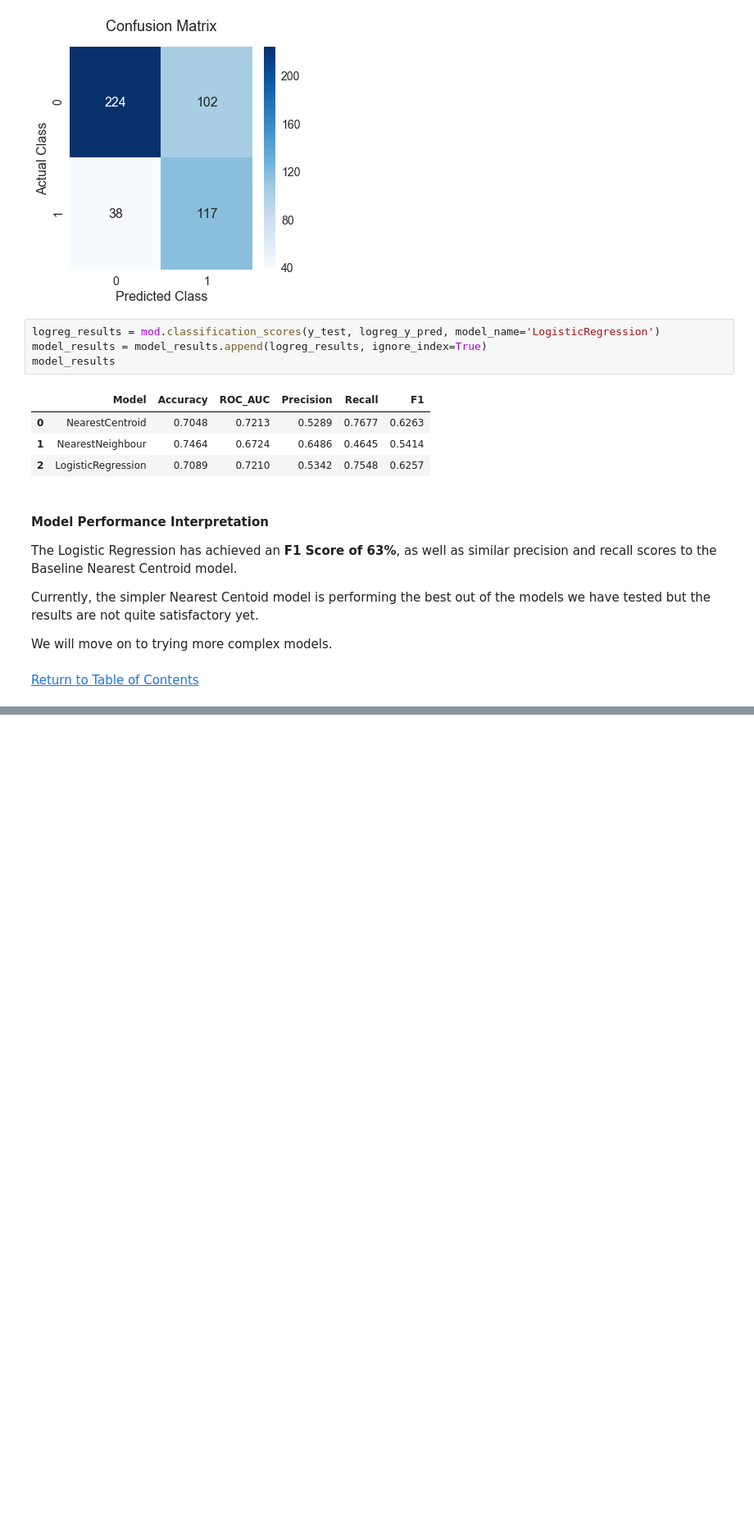
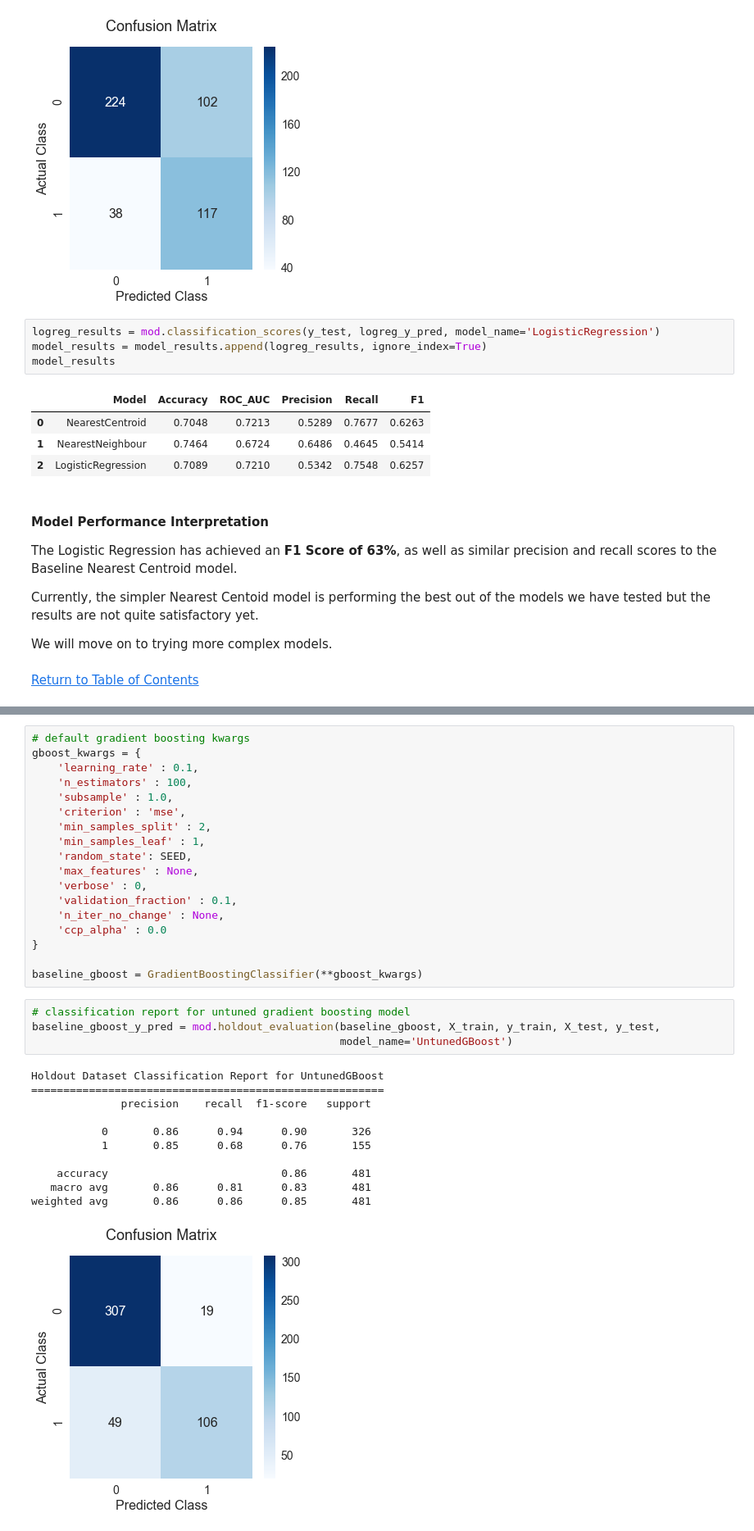
Before and after one commit to Joshuayeo95/Loan-Defaults, a Jupyter notebook: ml_models.ipynb, the cells around one changed output, grey strips where cells are left out. Shown at 82% size. Saved outputs shown, nothing was run; the diff lists cells and outputs as text; blank space fills up the shorter version.

```diff
--- a/ml_models.ipynb
+++ b/ml_models.ipynb
@@ -376,0 +556,34 @@ We will move on to trying more complex models.
+# %%
+# default gradient boosting kwargs
+gboost_kwargs = {
+    'learning_rate' : 0.1,
+    'n_estimators' : 100,
+    'subsample' : 1.0,
+    'criterion' : 'mse',
+    'min_samples_split' : 2,
+    'min_samples_leaf' : 1,
+    'random_state': SEED,
+    'max_features' : None,
+    'verbose' : 0,
+    'validation_fraction' : 0.1,
+    'n_iter_no_change' : None,
+    'ccp_alpha' : 0.0
+}
+
+baseline_gboost = GradientBoostingClassifier(**gboost_kwargs)
+# %%
+# classification report for untuned gradient boosting model
+baseline_gboost_y_pred = mod.holdout_evaluation(baseline_gboost, X_train, y_train, X_test, y_test,
+                                                model_name='UntunedGBoost')
+# %% [output]
+Holdout Dataset Classification Report for UntunedGBoost
+=======================================================
+              precision    recall  f1-score   support
+
+           0       0.86      0.94      0.90       326
+           1       0.85      0.68      0.76       155
+
+    accuracy                           0.86       481
+   macro avg       0.86      0.81      0.83       481
+weighted avg       0.86      0.86      0.85       481
+[figure, added]
```
Also changed, not shown: parts of 37 cells of this notebook.
